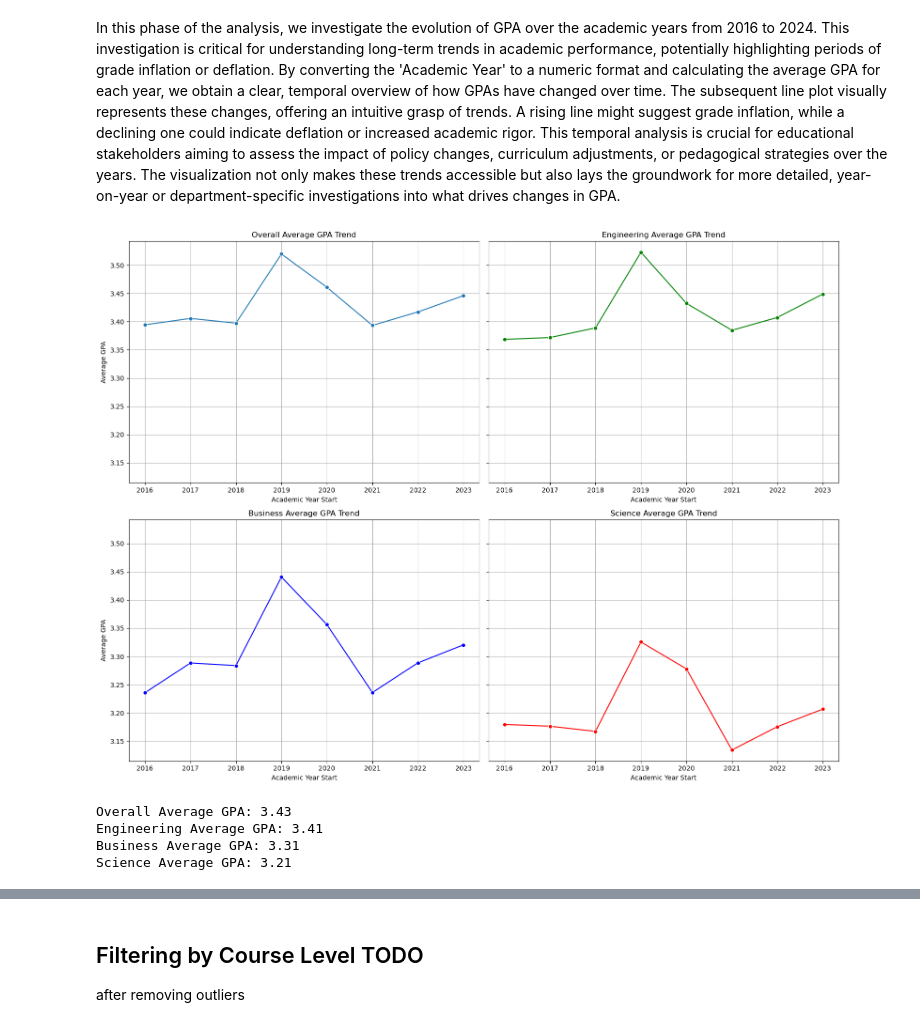
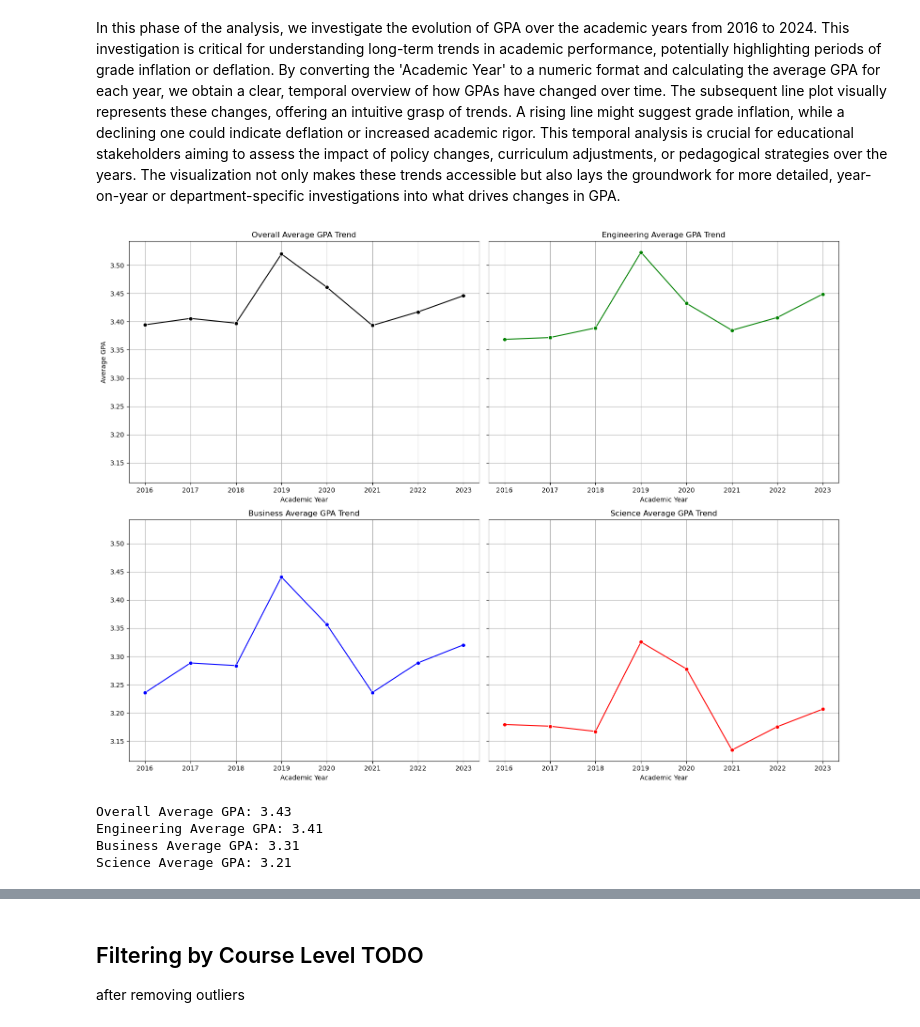
Before and after one commit to rudyp3/CS4824-ML-Project, a Jupyter notebook: ML_Project.ipynb, the cells around one changed output, grey strips where cells are left out. Saved outputs shown, nothing was run; the diff lists cells and outputs as text; code cells hidden in the pictures.

```diff
--- a/ML_Project.ipynb
+++ b/ML_Project.ipynb
@@ -46,60 +57,51 @@ import seaborn as sns
 
 # Function to convert academic year and calculate average GPA per year
 def process_data(df):
     df['Year'] = df['Academic Year'].apply(lambda x: int(x.split('-')[0]))
     return df.groupby('Year')['GPA'].mean().reset_index()
 
 # Calculate average GPA per academic year for all datasets
 avg_gpa_over_years_all = process_data(all_data_2016_2024)
 avg_gpa_over_years_engineering = process_data(engineering_data_2016_2024)
 avg_gpa_over_years_business = process_data(business_data_2016_2024)
 avg_gpa_over_years_science = process_data(science_data_2016_2024)
 
-# Plotting in a 2x2 grid
-fig, axes = plt.subplots(nrows=2, ncols=2, figsize=(16, 12), sharey=True)  # Shared y-axis for better comparison
+data_list = [
+    (avg_gpa_over_years_all, 'Overall Average GPA Trend', 'black'),
+    (avg_gpa_over_years_engineering, 'Engineering Average GPA Trend', 'green'),
+    (avg_gpa_over_years_business, 'Business Average GPA Trend', 'blue'),
+    (avg_gpa_over_years_science, 'Science Average GPA Trend', 'red')
+]
 
-# Overall
-sns.lineplot(data=avg_gpa_over_years_all, x='Year', y='GPA', marker='o', ax=axes[0, 0])
-axes[0, 0].set_title('Overall Average GPA Trend')
-axes[0, 0].set_xlabel('Academic Year Start')
-axes[0, 0].set_ylabel('Average GPA')
+# Create a 2x2 grid for plotting
+fig, axes = plt.subplots(nrows=2, ncols=2, figsize=(16, 12), sharey=True)
 
-# Engineering
-sns.lineplot(data=avg_gpa_over_years_engineering, x='Year', y='GPA', marker='o', ax=axes[0, 1], color='green')
-axes[0, 1].set_title('Engineering Average GPA Trend')
-axes[0, 1].set_xlabel('Academic Year Start')
-axes[0, 1].set_ylabel('')
+# Unpack the axes for easier access
+axes = axes.flatten()
 
-# Business
-sns.lineplot(data=avg_gpa_over_years_business, x='Year', y='GPA', marker='o', ax=axes[1, 0], color='blue')
-axes[1, 0].set_title('Business Average GPA Trend')
-axes[1, 0].set_xlabel('Academic Year Start')
-axes[1, 0].set_ylabel('Average GPA')
+# Loop through your data_list and plot each subplot
+for ax, (data, title, color) in zip(axes, data_list):
+    sns.lineplot(data=data, x='Year', y='GPA', marker='o', color=color, ax=ax)
+    ax.set_title(title)
+    ax.set_xlabel('Academic Year')
+    ax.set_ylabel('Average GPA' if 'Overall' in title else '')  # Only set y-label for the first plot
+    ax.grid(True)
 
-# Science
-sns.lineplot(data=avg_gpa_over_years_science, x='Year', y='GPA', marker='o', ax=axes[1, 1], color='red')
-axes[1, 1].set_title('Science Average GPA Trend')
-axes[1, 1].set_xlabel('Academic Year Start')
-axes[1, 1].set_ylabel('')
-
-# Set grid and adjust layout for neatness
-for ax in axes.flat:
-    ax.grid(True)
 plt.tight_layout()
 plt.show()
 
 # Calculate and print the overall average GPA for each college and overall
 overall_avg_gpa = all_data_2016_2024['GPA'].mean()
 engineering_avg_gpa = engineering_data_2016_2024['GPA'].mean()
 business_avg_gpa = business_data_2016_2024['GPA'].mean()
 science_avg_gpa = science_data_2016_2024['GPA'].mean()
 
 print(f'Overall Average GPA: {overall_avg_gpa:.2f}')
 print(f'Engineering Average GPA: {engineering_avg_gpa:.2f}')
 print(f'Business Average GPA: {business_avg_gpa:.2f}')
 print(f'Science Average GPA: {science_avg_gpa:.2f}')
 # %% [output]
-[figure, old version]
+[figure, new version]
 Overall Average GPA: 3.43
 Engineering Average GPA: 3.41
 Business Average GPA: 3.31
```
Also changed, not shown: parts of 7 cells of this notebook.
